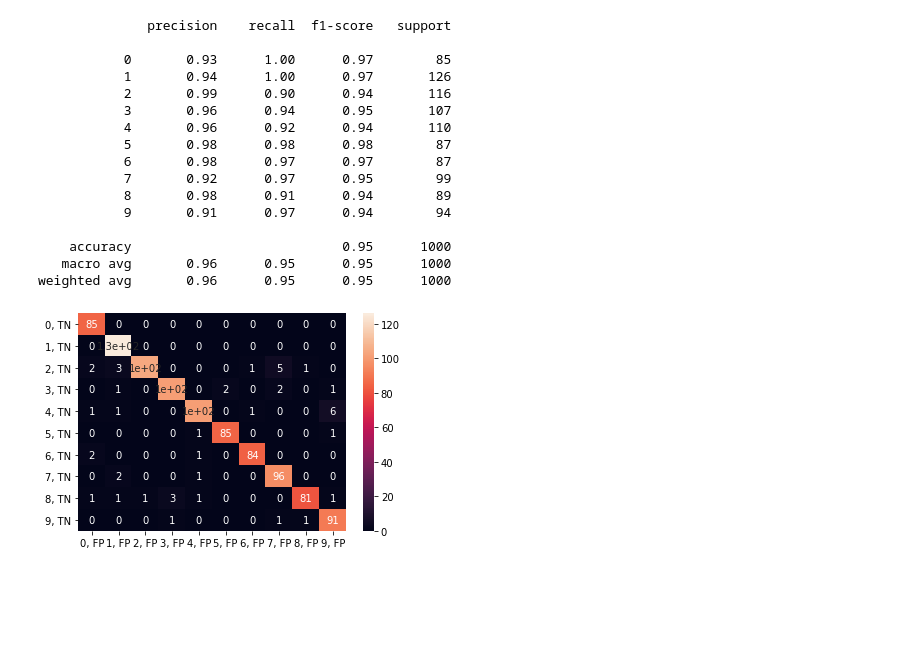
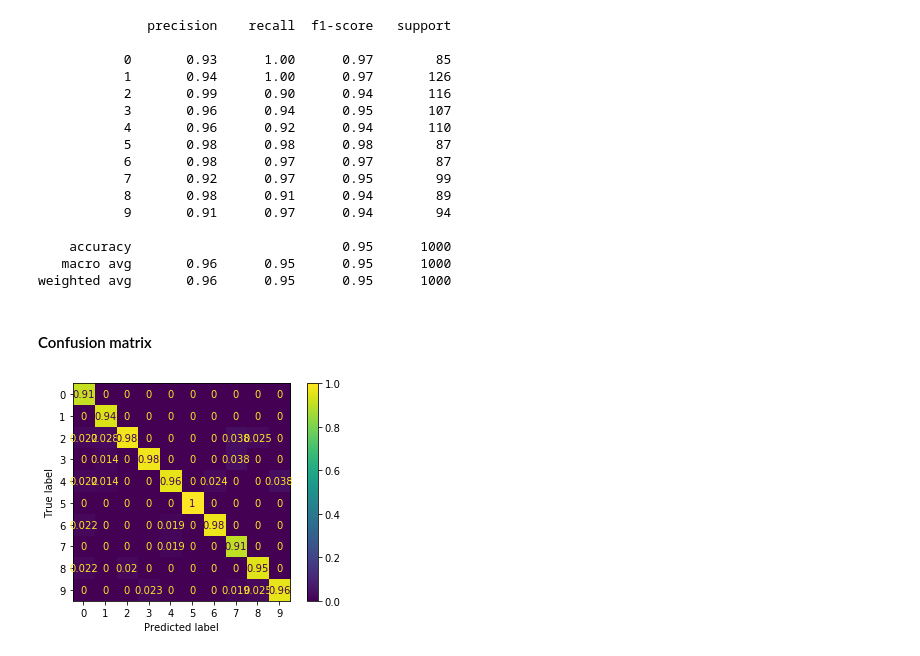
Before and after one commit to markusskagemo/TTK4275, a Jupyter notebook: k-nearest.ipynb, the cells around one changed output. Saved outputs shown, nothing was run; the diff lists cells and outputs as text; code cells hidden in the pictures; blank space fills up the shorter version.

Commit message:
better confusion matrix

```diff
--- a/k-nearest.ipynb
+++ b/k-nearest.ipynb
@@ -113,17 +113,15 @@ print(classification_report(y_test_int[:1000], y_pred))
     accuracy                           0.95      1000
    macro avg       0.96      0.95      0.95      1000
 weighted avg       0.96      0.95      0.95      1000
-# %%
-from sklearn.metrics import confusion_matrix
-import seaborn as sb
-
-cm = pd.DataFrame(
-    confusion_matrix(y_test_int[:1000], y_pred),
-    columns=['FP{}'.format(i) for i in range(10)],
-    index=['TN{}'.format(i) for i in range(10)]
-)
-
-sb.heatmap(cm, annot=True)
-plt.show()
-# %% [output]
-[figure, removed]
+# %% [markdown]
+#### Confusion matrix
+# %%
+from sklearn.metrics import plot_confusion_matrix
+
+plot_confusion_matrix(
+    knn, x_test[:500], y_test_int[:500],
+    display_labels=[i for i in range(10)],
+    normalize=None
+);
+# %% [output]
+[figure, added]
```
